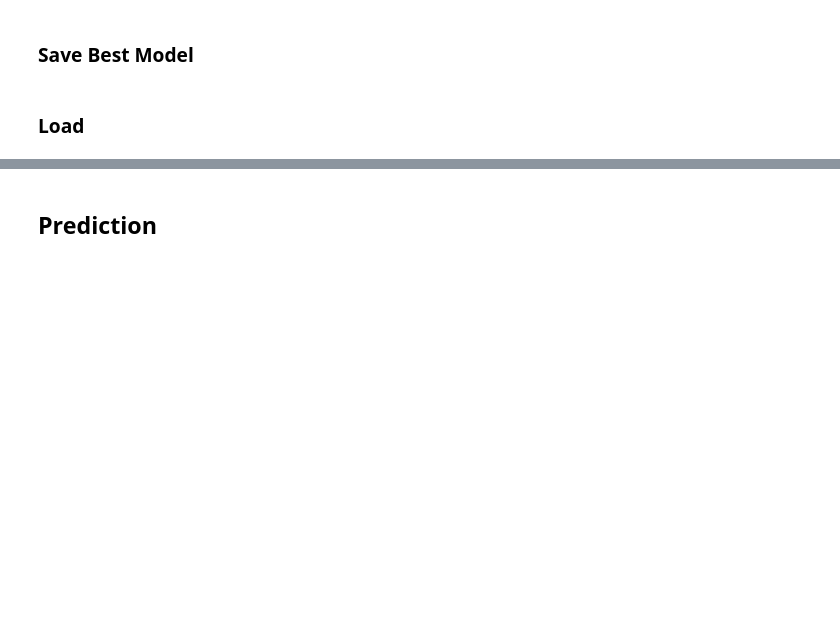
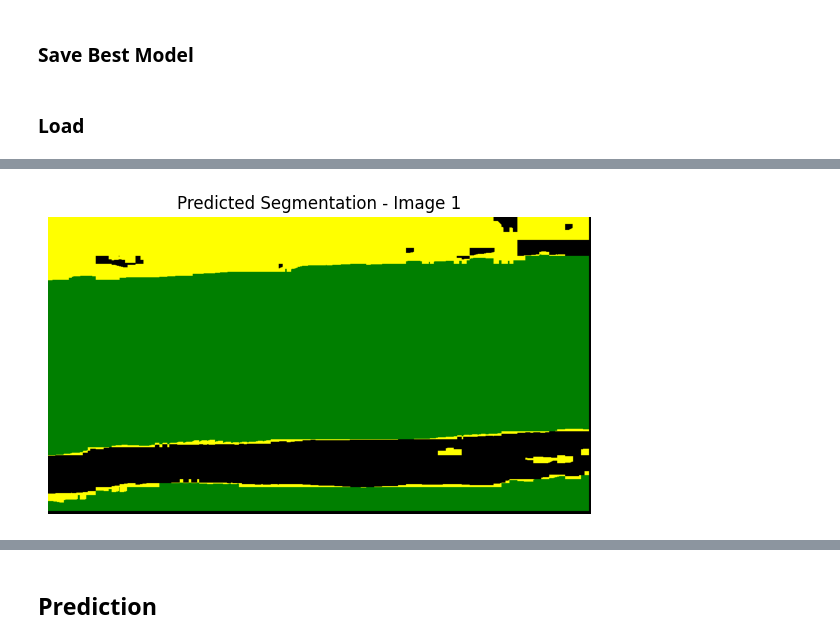
Before and after one commit to philipcmd/WaveSeg, a Jupyter notebook: SLC_Validation.ipynb, the cells around one changed output, grey strips where cells are left out. Saved outputs shown, nothing was run; the diff lists cells and outputs as text; code cells hidden in the pictures; blank space fills up the shorter version.

Commit message:
Working SLC model

```diff
--- a/SLC_Validation.ipynb
+++ b/SLC_Validation.ipynb
@@ -626,3 +803,6 @@ d.shape,g
+# %%
+N_PCA = 10
+NUM_CLASS = 3
 # %% [markdown]
 ## Model
 # %%
@@ -863,19 +1045,3 @@ def get_best_model(acc_list, epoch_list, save_path):
     return best_model_path
 # %% [markdown]
 ### Load
-# %%
-## inferring the whole image
-##load best model
-best_model_path = get_best_model(val_acc_list,val_epoch_list,SAVE_PATH)
-best_model = WaveletCNN(N_PCA,class_nums=NUM_CLASS)
-best_model.load_state_dict(torch.load(best_model_path))
-## inference
-best_model.to(device)
-best_model.eval()
-pred_map = []
-for batch_idx, data in tqdm(enumerate(all_loader),total=len(all_loader)):
-    data = data.to(device)
-    target = best_model(data)
-    _, pred = torch.max(target, dim = 1)
-    pred_map += [np.array(pred.detach().cpu() + 1)]   ## class 0 in pred_map is class 1 in gt
-pred_map = np.asarray(np.hstack(pred_map),dtype=np.uint8).reshape(labels.shape[0],labels.shape[1])
@@ -883,0 +1048,68 @@ best model:epoch_24_acc_0.9925.pth
+# %%
+# Define class names and color map
+class_names = {1: "Clouds", 2: "Land", 3: "Sea"}
+color_map = {
+    1: (1, 1, 0),   # Clouds (yellow)
+    2: (0, 0.5, 0), # Land (dark green)
+    3: (0, 0, 0.5)  # Sea (dark blue)
+}
+
+def apply_color_map(pred_map, color_map):
+    """Convert class predictions to an RGB image using the given color map."""
+    H, W = pred_map.shape
+    rgb_image = np.zeros((H, W, 3))  # Create empty RGB image
+
+    for class_id, color in color_map.items():
+        mask = pred_map == class_id  # Find pixels belonging to the class
+        rgb_image[mask] = color  # Apply color
+
+    return rgb_image
+
+## Load the best model
+best_model_path = get_best_model(val_acc_list, val_epoch_list, SAVE_PATH)
+best_model = WaveletCNN(N_PCA, class_nums=NUM_CLASS)
+best_model.load_state_dict(torch.load(best_model_path))
+
+## Move model to GPU and set to eval mode
+best_model.to(device)
+best_model.eval()
+
+# ✅ Process each test image separately
+for img_idx, test_img in enumerate(testing_files):
+    print(f"\nProcessing Test Image {img_idx + 1}/{len(testing_files)}")
+
+    # Create dataset and DataLoader for the current test image
+    test_data = TestPatchSet([test_img], patch_size=32, stride=16)  # Wrap in list to keep shape
+    test_loader = DataLoader(test_data, batch_size=128, shuffle=False)  # Optimize batch size for GPU
+
+    ## Initialize storage for predicted patches
+    pred_patches = []
+
+    # Process all patches for this test image
+    for batch_idx, (data, image_indices) in tqdm(enumerate(test_loader), total=len(test_loader), desc=f"Predicting Image {img_idx + 1}"):
+        data = data.to(device)  # Move to GPU
+
+        # Get model predictions
+        out = best_model(data)
+        _, pred = torch.max(out, dim=1)  # Get class predictions
+
+        # Convert to numpy and store
+        pred_patches.append(pred.detach().cpu().numpy())
+
+    ## Convert predictions into a single array
+    pred_patches = np.concatenate(pred_patches, axis=0)
+
+    ## Reconstruct the predicted segmentation map
+    original_shape = test_img.shape[:2]  # Extract (H, W) only
+    pred_map = reconstruct_image(pred_patches, original_shape, patch_size=32, stride=16)
+
+    ## ✅ Convert predictions to RGB
+    colored_pred_map = apply_color_map(pred_map, color_map)
+
+    ## ✅ Show the color-coded predicted segmentation map
+    plt.figure(figsize=(7, 7))
+    plt.imshow(colored_pred_map)
+    plt.title(f"Predicted Segmentation - Image {img_idx + 1}")
+    plt.axis("off")  # Hide axes
+    plt.show()
+# %% [output]
@@ -883,0 +1119 @@ best model:epoch_24_acc_0.9925.pth
+[figure, added]
```
Also changed, not shown: parts of 40 cells of this notebook.
